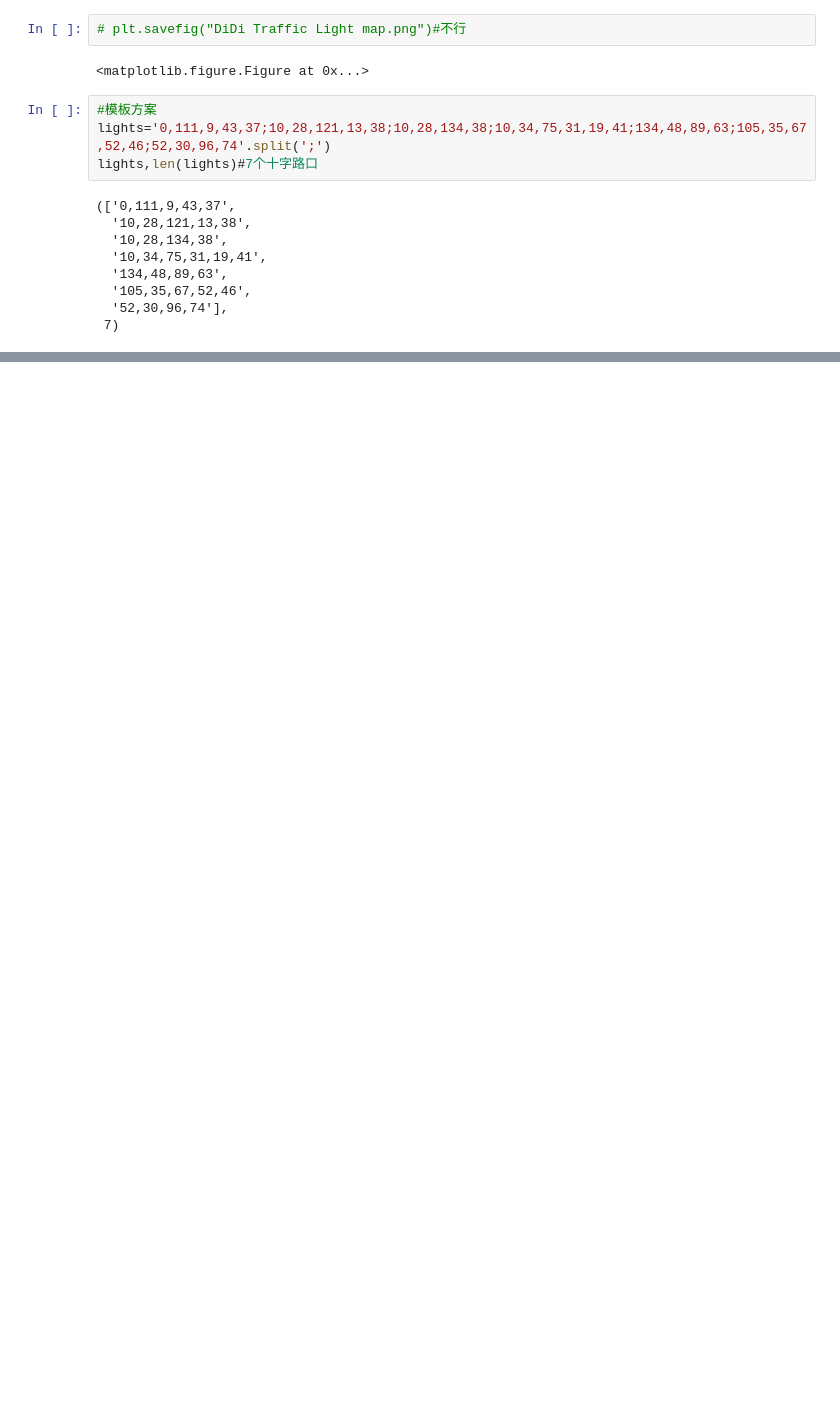
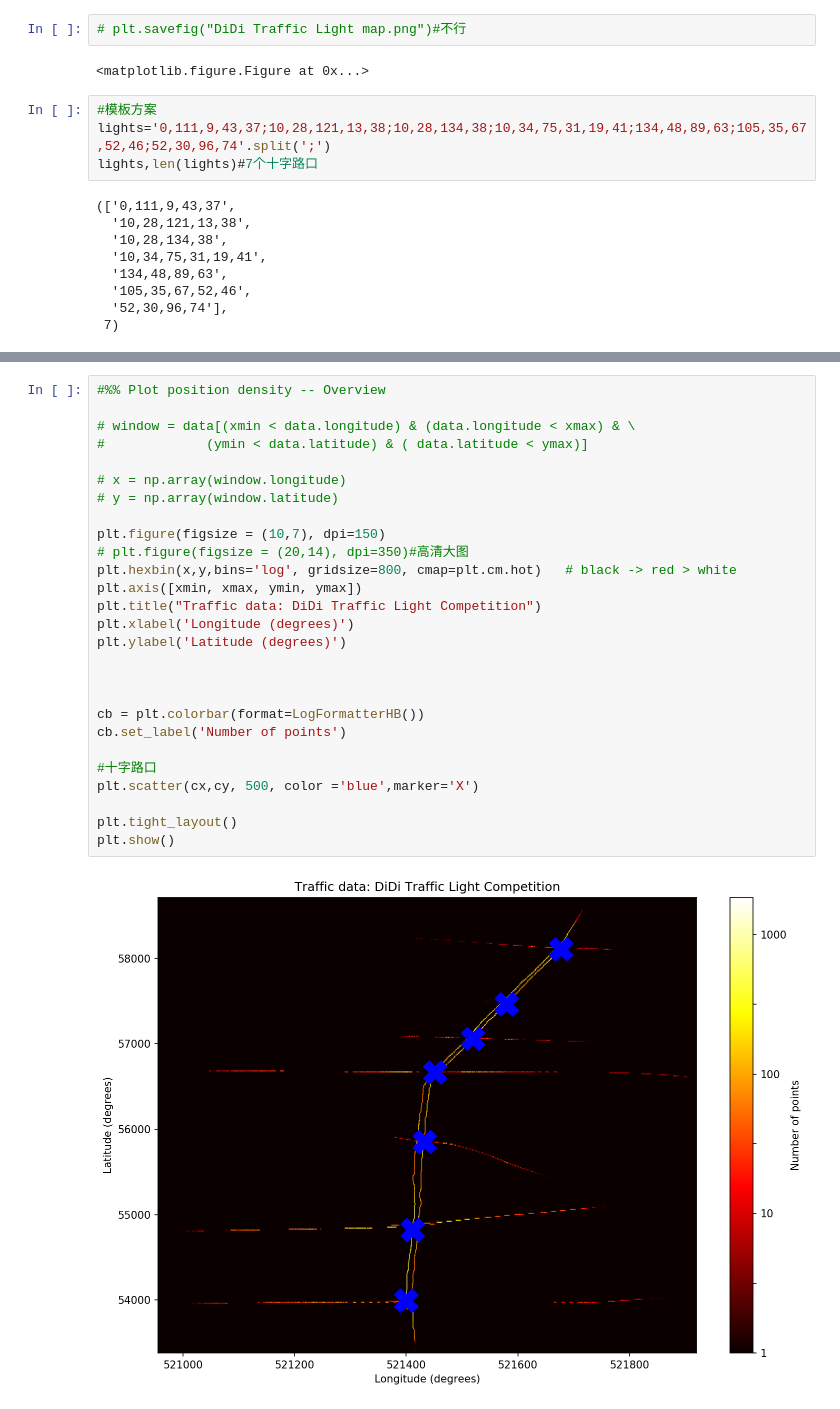
Before and after one commit to makelove/True_Artificial_Intelligence, a Jupyter notebook: 比赛/滴滴Di-Tech算法大赛/DiDi Traffic Light Competition滴滴交通信号灯比赛.ipynb, the cells around one changed output, grey strips where cells are left out. Cells and saved outputs as stored; diff of their text form; blank space fills up the shorter version.

```diff
--- a/比赛/滴滴Di-Tech算法大赛/DiDi Traffic Light Competition滴滴交通信号灯比赛.ipynb
+++ b/比赛/滴滴Di-Tech算法大赛/DiDi Traffic Light Competition滴滴交通信号灯比赛.ipynb
@@ -114,0 +137,29 @@ lights,len(lights)#7个十字路口
+# %%
+#%% Plot position density -- Overview
+
+# window = data[(xmin < data.longitude) & (data.longitude < xmax) & \
+#             (ymin < data.latitude) & ( data.latitude < ymax)]
+
+# x = np.array(window.longitude)
+# y = np.array(window.latitude)
+
+plt.figure(figsize = (10,7), dpi=150)
+# plt.figure(figsize = (20,14), dpi=350)#高清大图
+plt.hexbin(x,y,bins='log', gridsize=800, cmap=plt.cm.hot)   # black -> red > white
+plt.axis([xmin, xmax, ymin, ymax])
+plt.title("Traffic data: DiDi Traffic Light Competition")
+plt.xlabel('Longitude (degrees)')
+plt.ylabel('Latitude (degrees)')
+
+
+
+cb = plt.colorbar(format=LogFormatterHB())
+cb.set_label('Number of points')
+
+#十字路口
+plt.scatter(cx,cy, 500, color ='blue',marker='X')
+
+plt.tight_layout()
+plt.show()
+# %% [output]
+[figure, added]
```
Also changed, not shown: parts of 5 cells of this notebook.
